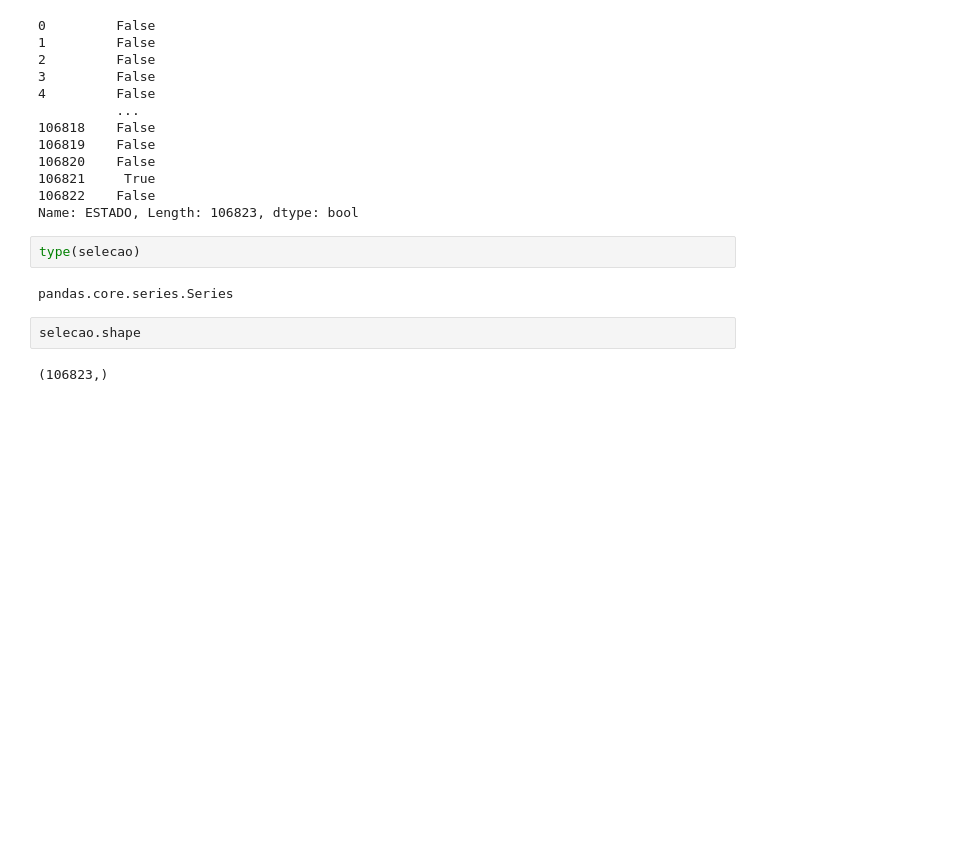
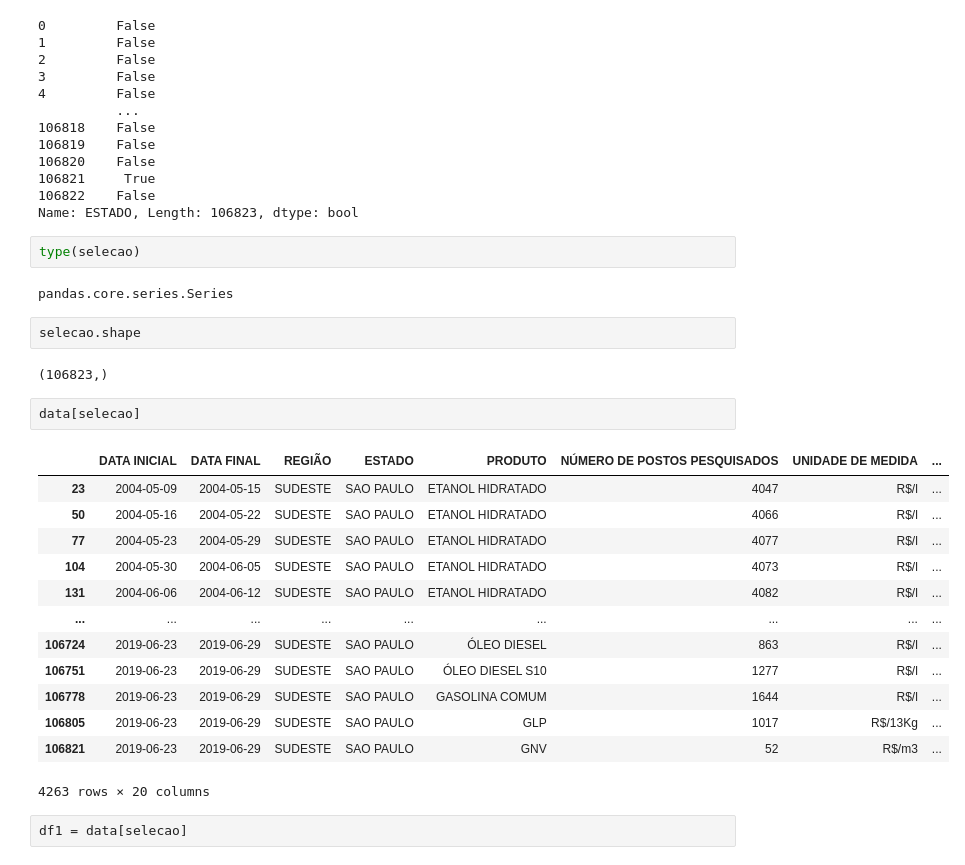
Before and after one commit to LaersonJunior/estudopandas, a Jupyter notebook: Estudo.ipynb, the cells around one changed output. Drawn from its saved outputs; the diff is of its cells as text; blank space fills up the shorter version.

```diff
--- a/Estudo.ipynb
+++ b/Estudo.ipynb
@@ -384,3 +384,21 @@ pandas.core.series.Series
 selecao.shape
 # %% [output]
 (106823,)
+# %%
+data[selecao]
+# %% [output]
+|  | DATA INICIAL | DATA FINAL | REGIÃO | ESTADO | PRODUTO | NÚMERO DE POSTOS PESQUISADOS | UNIDADE DE MEDIDA | ... |
+| 23 | 2004-05-09 | 2004-05-15 | SUDESTE | SAO PAULO | ETANOL HIDRATADO | 4047 | R$/l | ... |
+| 50 | 2004-05-16 | 2004-05-22 | SUDESTE | SAO PAULO | ETANOL HIDRATADO | 4066 | R$/l | ... |
+| 77 | 2004-05-23 | 2004-05-29 | SUDESTE | SAO PAULO | ETANOL HIDRATADO | 4077 | R$/l | ... |
+| 104 | 2004-05-30 | 2004-06-05 | SUDESTE | SAO PAULO | ETANOL HIDRATADO | 4073 | R$/l | ... |
+| 131 | 2004-06-06 | 2004-06-12 | SUDESTE | SAO PAULO | ETANOL HIDRATADO | 4082 | R$/l | ... |
+| ... | ... | ... | ... | ... | ... | ... | ... | ... |
+| 106724 | 2019-06-23 | 2019-06-29 | SUDESTE | SAO PAULO | ÓLEO DIESEL | 863 | R$/l | ... |
+| 106751 | 2019-06-23 | 2019-06-29 | SUDESTE | SAO PAULO | ÓLEO DIESEL S10 | 1277 | R$/l | ... |
+| 106778 | 2019-06-23 | 2019-06-29 | SUDESTE | SAO PAULO | GASOLINA COMUM | 1644 | R$/l | ... |
+| 106805 | 2019-06-23 | 2019-06-29 | SUDESTE | SAO PAULO | GLP | 1017 | R$/13Kg | ... |
+| 106821 | 2019-06-23 | 2019-06-29 | SUDESTE | SAO PAULO | GNV | 52 | R$/m3 | ... |
+4263 rows × 20 columns
+# %%
+df1 = data[selecao]
```
Also changed, not shown: parts of 3 cells of this notebook, 1 other file.
